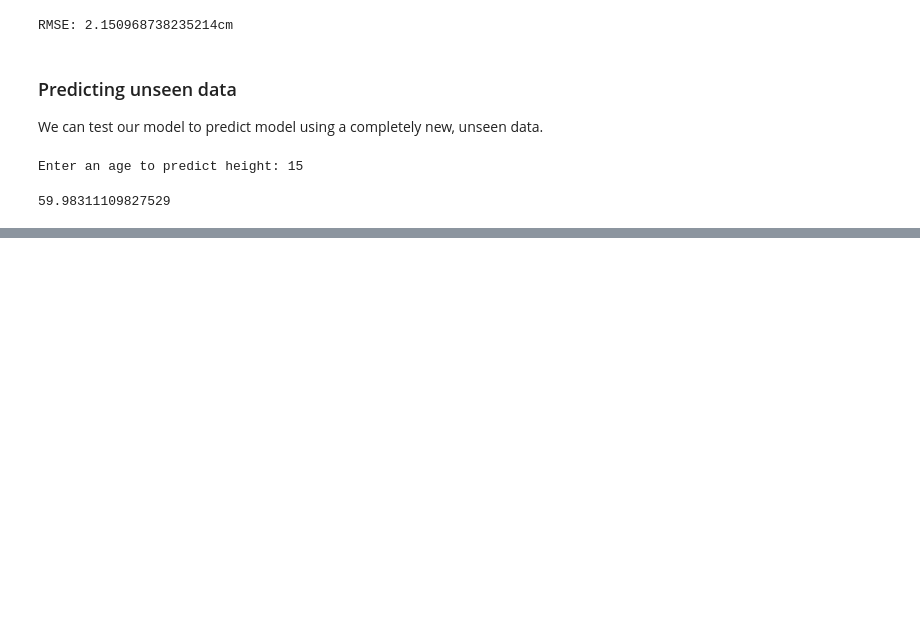
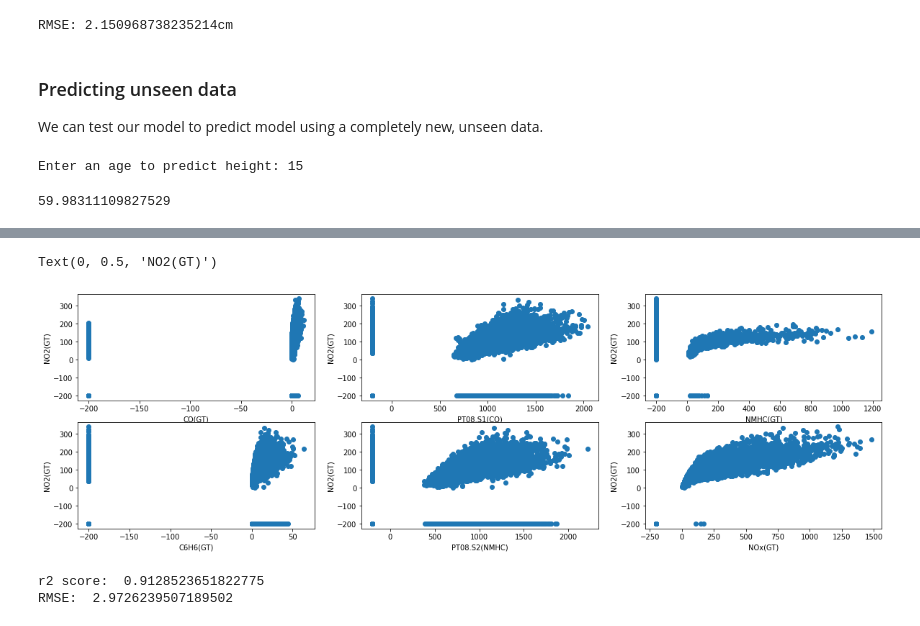
Before and after one commit to faizuddin/IBB31103, a Jupyter notebook: supervised_regression.ipynb, the cells around one changed output, grey strips where cells are left out. Saved outputs shown, nothing was run; the diff lists cells and outputs as text; code cells hidden in the pictures; blank space fills up the shorter version.

```diff
--- a/supervised_regression.ipynb
+++ b/supervised_regression.ipynb
@@ -226,0 +265,6 @@ Enter an age to predict height: 15
+# %%
+# important data structure library!
+import pandas as pd
+
+# Read raw dataset file into Pandas dataframe
+df = pd.read_excel("AirQualityUCI.xlsx")
@@ -226,0 +300,52 @@ Enter an age to predict height: 15
+# %%
+X = df.drop(["Date", "Time", "NO2(GT)"], axis=1)
+y = df["NO2(GT)"]
+# %%
+import matplotlib.pyplot as plt
+
+f = plt.figure(figsize=(20,6))
+
+plt.subplot(2,3,1)
+plt.scatter(X.iloc[:,0], y)
+# Set x and y axis labels
+plt.xlabel("CO(GT)")
+plt.ylabel("NO2(GT)")
+# plt.legend()
+
+plt.subplot(2,3,2)
+plt.scatter(X.iloc[:,1], y)
+# Set x and y axis labels
+plt.xlabel("PT08.S1(CO)")
+plt.ylabel("NO2(GT)")
+# plt.legend()
+
+plt.subplot(2,3,3)
+plt.scatter(X.iloc[:,2], y)
+# Set x and y axis labels
+plt.xlabel("NMHC(GT)")
+plt.ylabel("NO2(GT)")
+# plt.legend()
+
+plt.subplot(2,3,4)
+plt.scatter(X.iloc[:,3], y)
+# Set x and y axis labels
+plt.xlabel("C6H6(GT)")
+plt.ylabel("NO2(GT)")
+# plt.legend()
+
+plt.subplot(2,3,5)
+plt.scatter(X.iloc[:,4], y)
+# Set x and y axis labels
+plt.xlabel("PT08.S2(NMHC)")
+plt.ylabel("NO2(GT)")
+# plt.legend()
+
+plt.subplot(2,3,6)
+plt.scatter(X.iloc[:,5], y)
+# Set x and y axis labels
+plt.xlabel("NOx(GT)")
+plt.ylabel("NO2(GT)")
+# plt.legend()
+# %% [output]
+Text(0, 0.5, 'NO2(GT)')
+[figure, added]
@@ -226,0 +369,15 @@ Enter an age to predict height: 15
+# %%
+from sklearn.metrics import r2_score
+from sklearn.metrics import mean_squared_error
+
+# r2 score
+score = r2_score(y_test, y_pred)
+
+# root mean squared error: how far predicted from the actual value, on average
+rmse = mean_squared_error(y_test, y_pred, squared = False)
+
+print("r2 score: ", score)
+print("RMSE: ", rmse)
+# %% [output]
+r2 score:  0.9128523651822775
+RMSE:  2.9726239507189502
```
Also changed, not shown: parts of 8 cells of this notebook.
